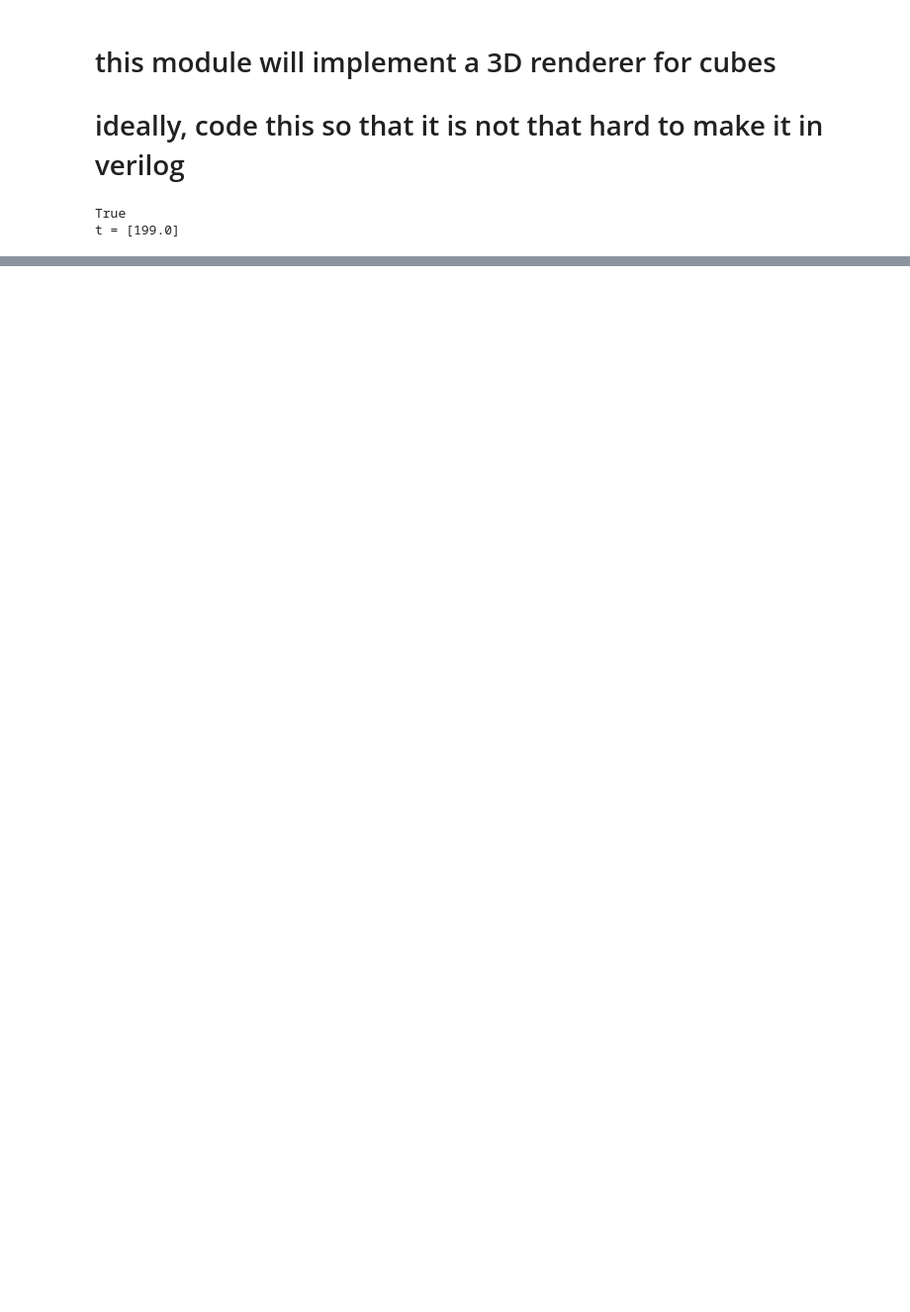
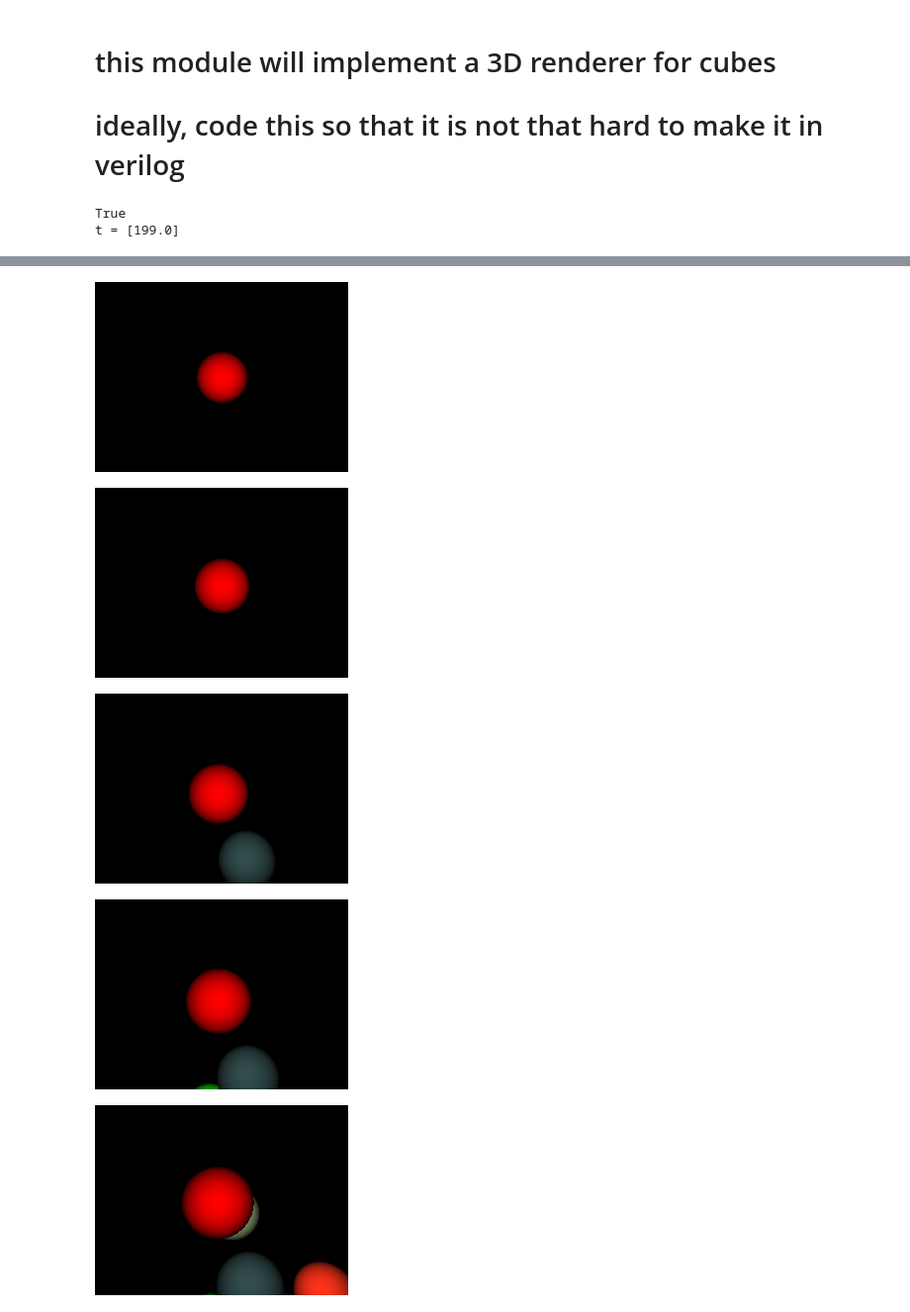
Before and after one commit to shreyka/huah_cubed, a Jupyter notebook: tools/renderer_python/renderer_manual.ipynb, the cells around one changed output, grey strips where cells are left out. Shown: that part at 99% size. Drawn from its saved outputs; the diff is of its cells as text; code cells hidden in the pictures; blank space fills up the shorter version.

```diff
--- a/tools/renderer_python/renderer_manual.ipynb
+++ b/tools/renderer_python/renderer_manual.ipynb
@@ -170,0 +174,20 @@ display_image()
+# %%
+import random
+blocks_pos = [(1800, 1800, 700)]
+blocks_mat = [(1, 0, 0, 0.7)]
+for i in range(10):
+    render_frame()
+    display_image()
+
+    for j in range(len(blocks_pos)):
+        blocks_pos[j] = (blocks_pos[j][0] + random.randint(-16, 16), blocks_pos[j][1] + random.randint(-16, 16), blocks_pos[j][2] - 50)
+    for j in range(random.randint(0, 10)):
+        if random.randint(0, 1) == 0:
+            blocks_pos.append((1800 + random.randint(-512, 512), 1800 + random.randint(-512, 512), blocks_pos[-1][2] + 32))
+            blocks_mat.append((random.randint(0, 10) / 10, random.randint(0, 10) / 10, random.randint(0, 10) / 10, random.randint(0, 10) / 10))
+# %% [output]
+[figure, added]
+[figure, added]
+[figure, added]
+[figure, added]
+[figure, added]
```
Also changed, not shown: parts of 3 cells of this notebook.
